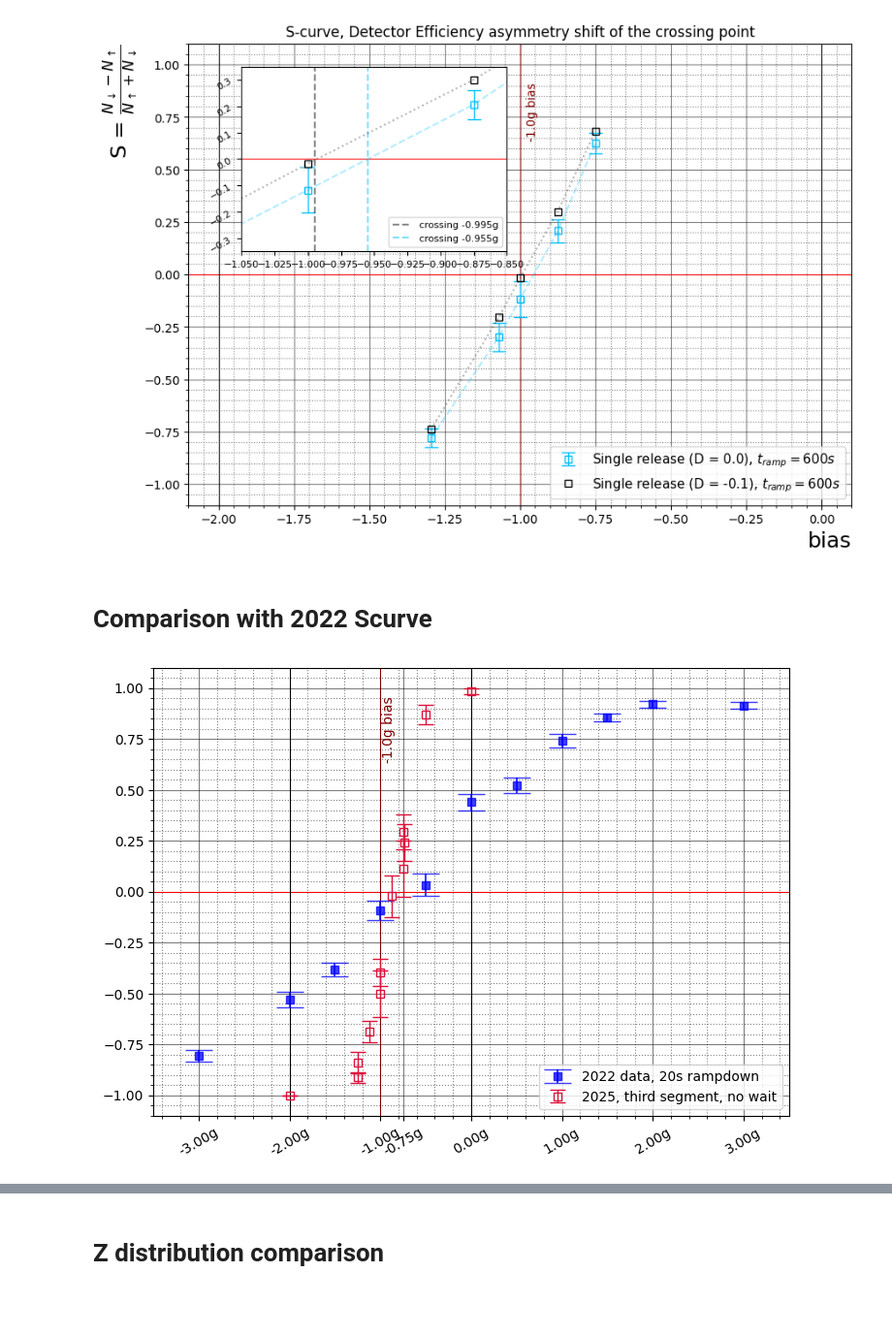
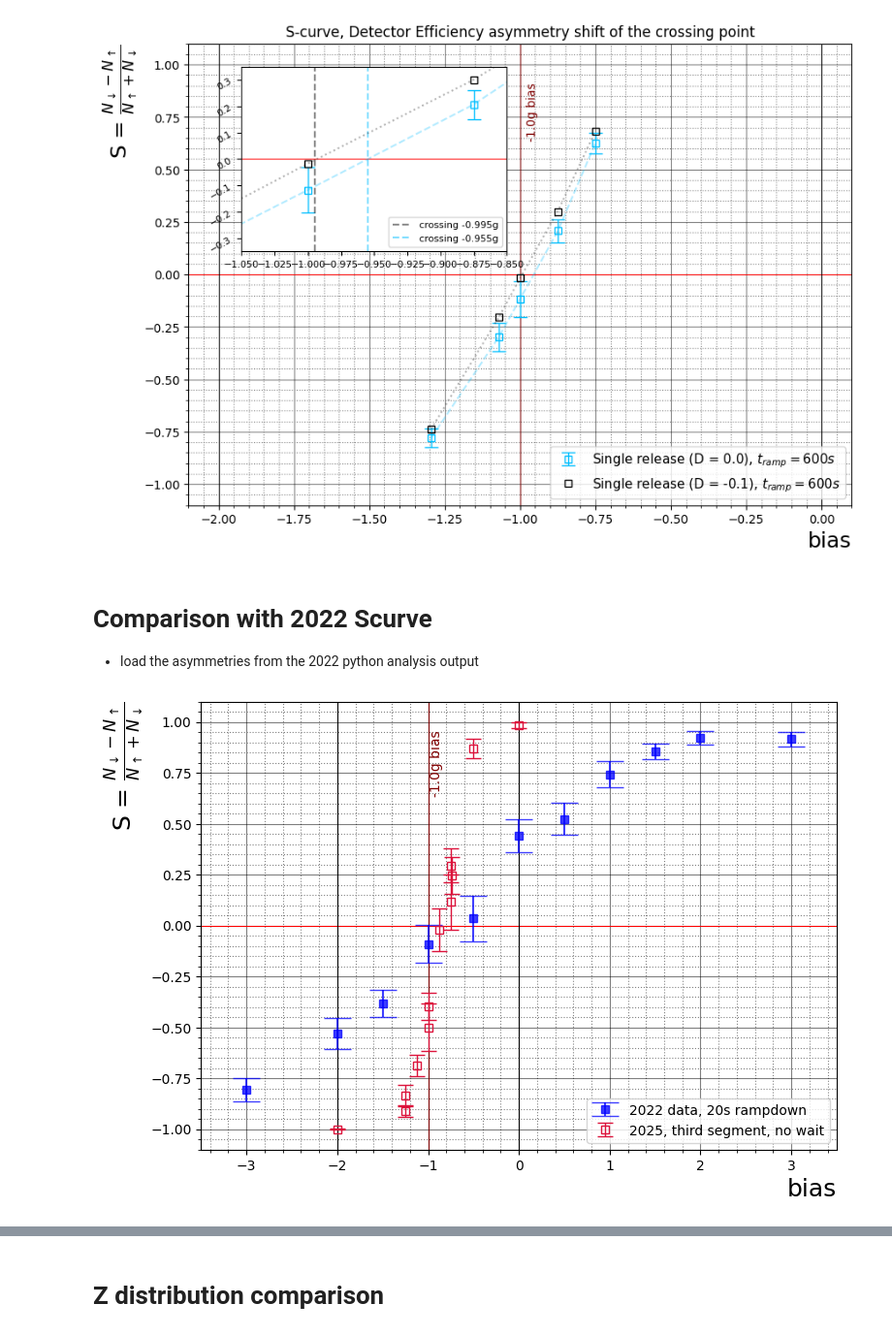
Before and after one commit to Adrianodelvincio/alphag_frequentist_analysis_2025, a Jupyter notebook: v1/Preliminary_Scurve_2025.ipynb, the cells around one changed output, grey strips where cells are left out. Shown at 97% size. Saved outputs shown, nothing was run; the diff lists cells and outputs as text; code cells hidden in the pictures; blank space fills up the shorter version.

Commit message:
removed some old figures from the repo and last code update with D calculation from Andrea Plot

```diff
--- a/v1/Preliminary_Scurve_2025.ipynb
+++ b/v1/Preliminary_Scurve_2025.ipynb
@@ -854,45 +855,39 @@ with open("data_onlywait.txt", "w") as file:
         file.write(f"{run} \t {bias_:.2f} \t {s1:.2f} \t {s1_w:.2f} \t {s2:.2f} \t {s2_w:.2f} \t {s3:.2f} \t {s3_w:.2f} \t {s4:.2f} \t {s4_w:.2f}\n")
 # %% [markdown]
 # Comparison with 2022 Scurve
+- load the asymmetries from the 2022 python analysis output
 # %%
+# Load The 2022 outputs
+
 Asym      = np.load('../2022_scurve/Asym.npy')
+dAsym     = np.load('../2022_scurve/dAsym.npy')
+mapping   = np.load('../2022_scurve/mapping.npy')
+
+# Unused variables
+
 #Loc_Magb  = np.load('../2022_scurve/Loc_Magb.npy')
-dAsym     = np.load('../2022_scurve/dAsym.npy')
 #dLoc_Magb = np.load('../2022_scurve/dLoc_Magb.npy')
-mapping   = np.load('../2022_scurve/mapping.npy')
 #Si  = np.load('../2022_scurve/Si.npy')
 #Si0 = np.load('../2022_scurve/Si0.npy')
 
-#scurve_20s = .5 * (1 - Asym)
-scurve_20s = -Asym
-#scurve_20s =  scurve_20s* (1 - D_efficiency_20s) /(1 + D_efficiency_20s  * (1 - 2* scurve_20s))
-dscurve_20s = .5 * dAsym
+scurve_20s = - Asym # Get same sign: (Nup - Ndown) / (Nup + Ndown)
+dscurve_20s = dAsym
 
 plt.figure(2, figsize  = (1.41*6, 6))
-plt.grid()
-plt.minorticks_on()
-plt.grid(which='major', linestyle='-', color='black', alpha = 0.5) #Griglia maggiore: linea continua nera
-plt.grid(which='minor', linestyle=':', color='gray') #Griglia minore: linea tratteggiata grigia
+
+plotter_nicer()
 plt.ylim(-1.1,1.1)
 plt.xlim(-3.5,3.5)
-plt.axhline(0.0, linestyle = "-",  color = "red",    alpha = 1, linewidth = 0.75)
-#plt.text(-2.9, 0.005, "balance escape 0.0", color = "red")
-plt.axvline(0,   linestyle = "-",  color = "black",  linewidth = 0.75)
-plt.axvline(-2,   linestyle = "-",  color = "black",  linewidth = 0.75)
-plt.axvline(-1,  linestyle = "-", color = "maroon", linewidth = 0.75)
-plt.text( -1. + 0.02, 0.65, "-1.0g bias", rotation = 90, color = "maroon")
-labels = [-3, -2, -1, -.75,  0, 1, 2, 3]
-plt.xticks(labels,[f"{item:.2f}g" for item in labels], rotation = 30)      # etichette
 
 #2022 Scurve
 plt.errorbar(mapping/10, scurve_20s, dscurve_20s, marker = "s" , color = 'blue', label = '2022 data, 20s rampdown', markersize = 6, capsize = 10, linestyle = '', alpha = 0.75)
 
 # 2025 third segment
 plt.errorbar(bias, S_ramp3, dS_ramp3, marker = "s", markersize = 6, markerfacecolor='none', color = "crimson", capsize = 6, elinewidth=1, linestyle = "", label = "2025, third segment, no wait")
 #plt.errorbar(bias, S_ramp3_wait, dS_ramp3_wait, marker = "^", markersize = 6, color = "crimson", capsize = 6, elinewidth=1, linestyle = "", label = "including wait")
 #plt.errorbar(bias, S_ramp3_onlywait, dS_ramp3_onlywait, marker = "*", markerfacecolor='none', markersize = 6, color = "crimson", capsize = 6, elinewidth=1, linestyle = "", label = "only wait")
 #plt.errorbar(bias, S_boiloff, dS_boiloff, marker = "^", markerfacecolor='none', markersize = 6, color = "crimson", capsize = 6, elinewidth=1, linestyle = "", label = "boiloff")
 plt.legend()
 plt.savefig("comparison_s_curve.png")
 # %% [output]
-[figure, old version]
+[figure, new version]
```
Also changed, not shown: parts of 7 cells of this notebook, 15 other files.
